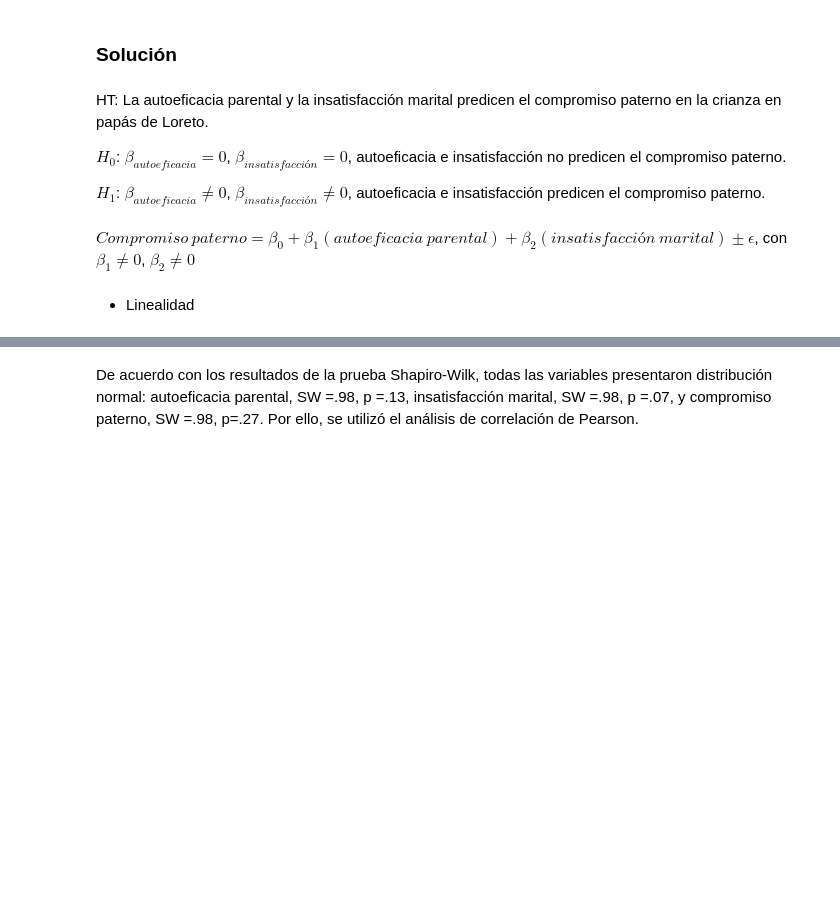
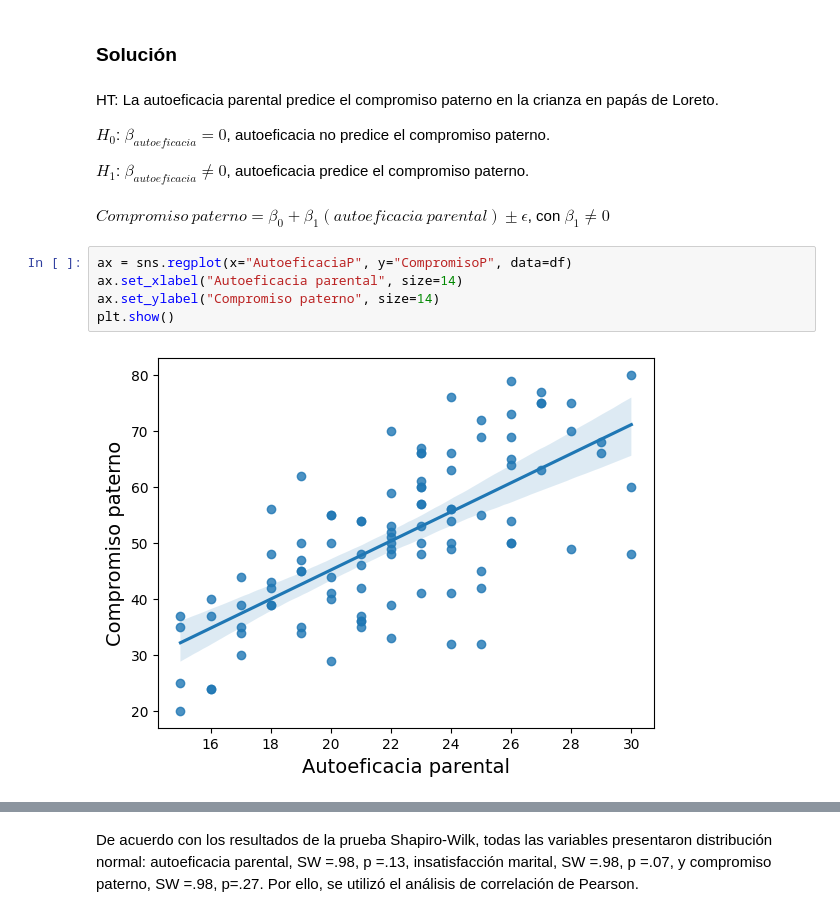
Before and after one commit to renatoparedes/EstadisticaYPsicologiaMatematica, a Jupyter notebook: INEE/Reporte_2_Solucionario.ipynb, the cells around one changed output, grey strips where cells are left out. Cells and saved outputs as stored; diff of their text form; blank space fills up the shorter version.

```diff
--- a/INEE/Reporte_2_Solucionario.ipynb
+++ b/INEE/Reporte_2_Solucionario.ipynb
@@ -53,12 +54,17 @@ df
 # %% [markdown]
 ### Solución
 # %% [markdown]
-HT: La autoeficacia parental y la insatisfacción marital predicen el compromiso paterno en la crianza en papás de Loreto.
+HT: La autoeficacia parental predice el compromiso paterno en la crianza en papás de Loreto.
 
-$H_{0}$: $β_{autoeficacia} = 0$, $β_{insatisfacción} = 0$, autoeficacia e insatisfacción no predicen el compromiso paterno.
+$H_{0}$: $β_{autoeficacia} = 0$, autoeficacia no predice el compromiso paterno.
 
-$H_{1}$: $β_{autoeficacia} \neq 0$, $β_{insatisfacción} ≠ 0$, autoeficacia e insatisfacción predicen el compromiso paterno.
+$H_{1}$: $β_{autoeficacia} \neq 0$, autoeficacia predice el compromiso paterno.
 # %% [markdown]
-$Compromiso \ paterno = β_{0} + β_{1}(autoeficacia \ parental) + β_{2}(insatisfacción \ marital) \pm \epsilon$, con $β_{1} \neq 0$, $β_{2} \neq 0$
+$Compromiso \ paterno = β_{0} + β_{1}(autoeficacia \ parental) \pm \epsilon$, con $β_{1} \neq 0$
-# %% [markdown]
-- Linealidad
+# %%
+ax = sns.regplot(x="AutoeficaciaP", y="CompromisoP", data=df)
+ax.set_xlabel("Autoeficacia parental", size=14)
+ax.set_ylabel("Compromiso paterno", size=14)
+plt.show()
+# %% [output]
+[figure, added]
```
Also changed, not shown: parts of 28 cells of this notebook.
